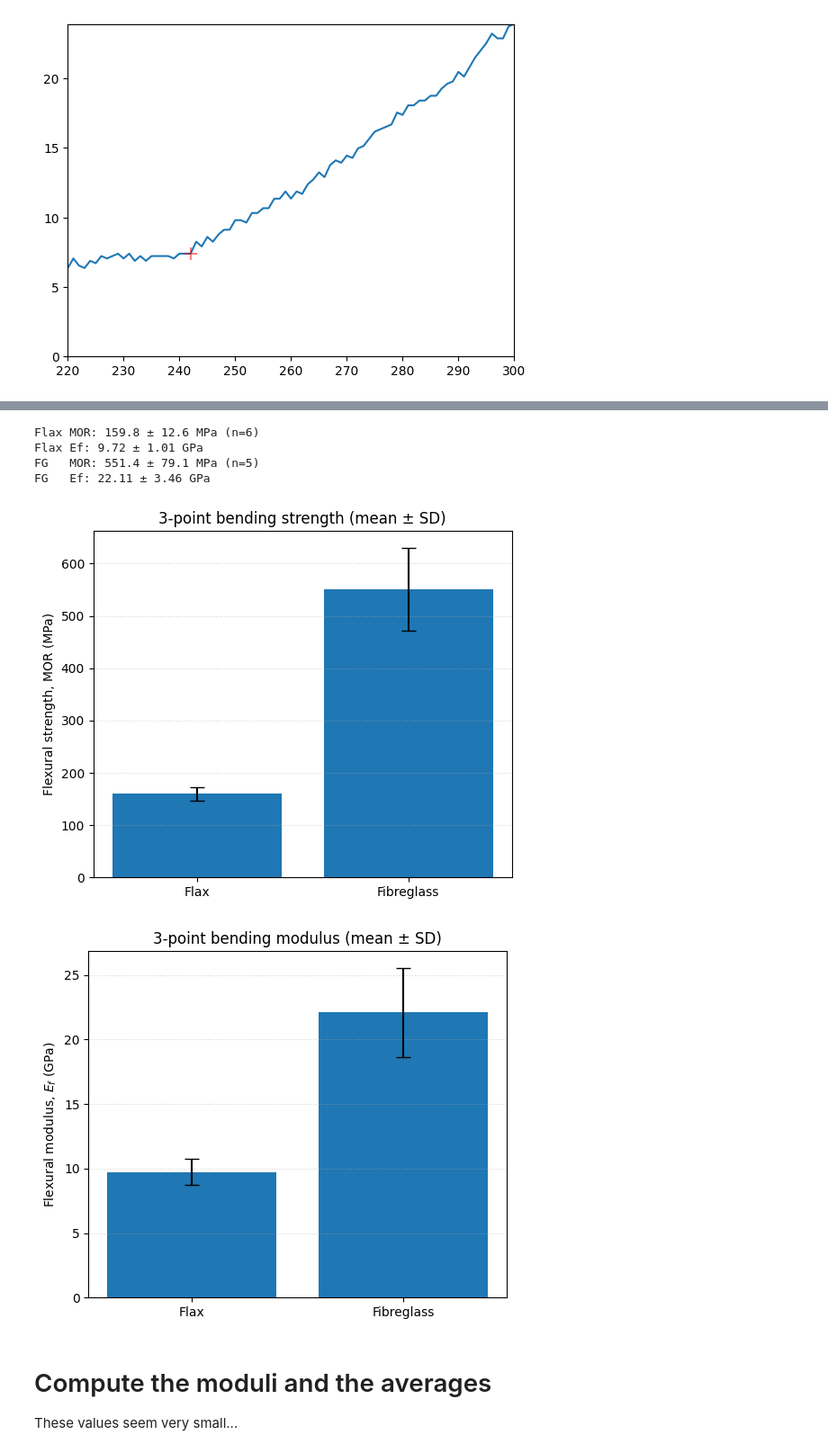
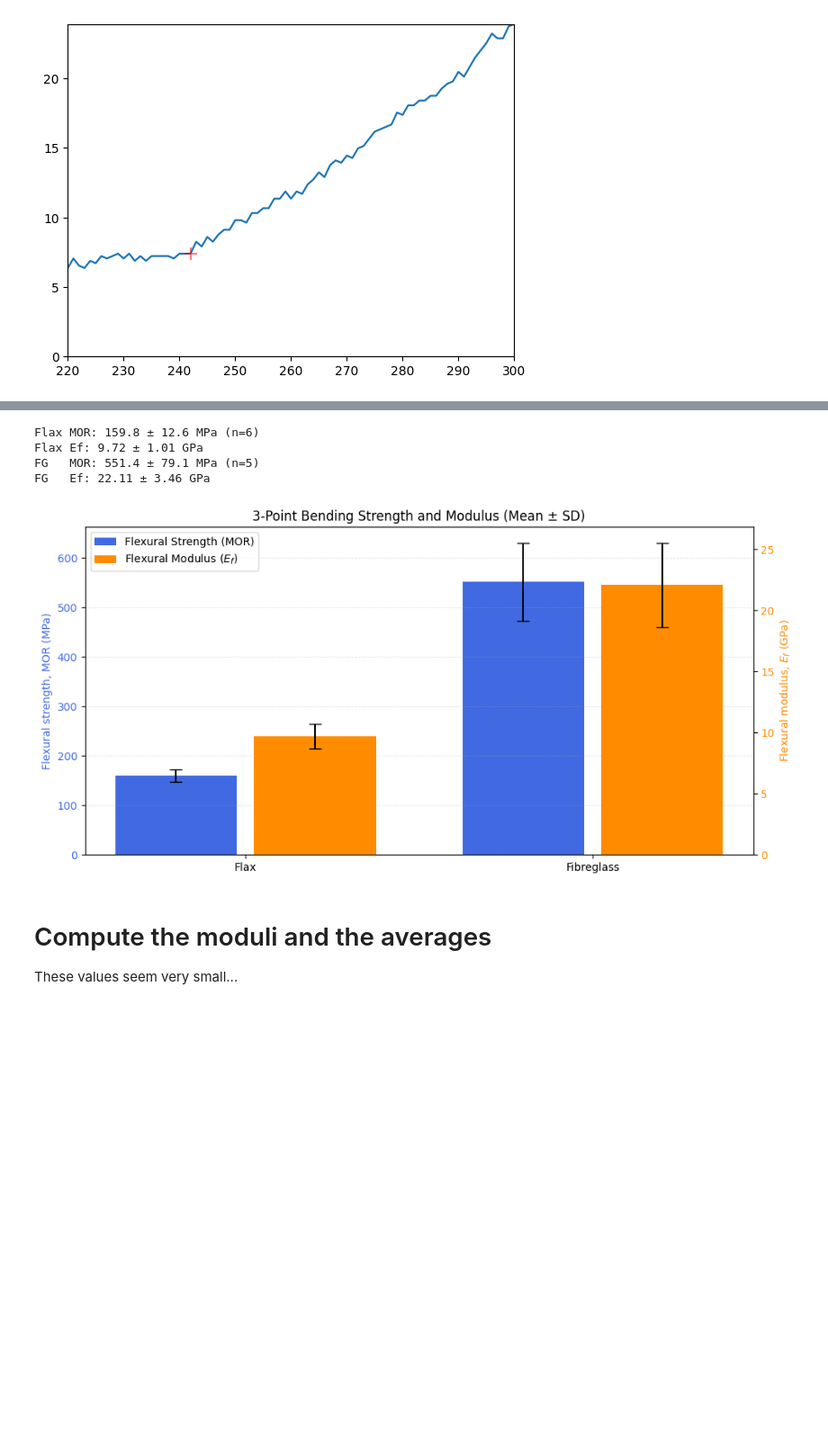
Before and after one commit to HamRMac/CompositeTensileTests, a Jupyter notebook: DataPlotting.ipynb, the cells around one changed output, grey strips where cells are left out. Shown at 90% size. Saved outputs shown, nothing was run; the diff lists cells and outputs as text; code cells hidden in the pictures; blank space fills up the shorter version.

```diff
--- a/DataPlotting.ipynb
+++ b/DataPlotting.ipynb
@@ -713,6 +729,7 @@ else:
     ax.minorticks_on()
     ax.legend()
     ax.grid(True)
+    ax.set_xlim(right=2)
     plt.show()
 # %% [output]
 CSV files in the folder:
@@ -1161,50 +1178,65 @@ def summarise_group_3pb(samples, exclude_ids=None, strain_upper=0.004):
         "Ef_mean": float(np.mean(Ef_vals)) if Ef_vals.size else np.nan,   # MPa
         "Ef_sd": _sd(Ef_vals) if Ef_vals.size else np.nan,                # MPa
         "n": len(kept)
     }
 
 # --- compute summaries for flax and fibreglass ------------------------------
 # Assumes you have these two lists of FlexuralData:
 # all_bend_samples_flax: List[FlexuralData]
 # all_bend_samples_fg:   List[FlexuralData]
 
 flax_bend_summary = summarise_group_3pb(all_bend_samples_flax, exclude_ids=[])   # tweak exclusions as needed
 fg_bend_summary   = summarise_group_3pb(all_bend_samples_fg,   exclude_ids=[])
 
 print("Flax MOR: {:.1f} ± {:.1f} MPa (n={})".format(flax_bend_summary['MOR_mean'], flax_bend_summary['MOR_sd'], flax_bend_summary['n']))
 print("Flax Ef: {:.2f} ± {:.2f} GPa".format(flax_bend_summary['Ef_mean']/1000, flax_bend_summary['Ef_sd']/1000))
 print("FG   MOR: {:.1f} ± {:.1f} MPa (n={})".format(fg_bend_summary['MOR_mean'], fg_bend_summary['MOR_sd'], fg_bend_summary['n']))
 print("FG   Ef: {:.2f} ± {:.2f} GPa".format(fg_bend_summary['Ef_mean']/1000, fg_bend_summary['Ef_sd']/1000))
 
 # --- bar charts side by side ------------------------------------------------
 materials = ['Flax', 'Fibreglass']
 
-# Flexural strength (MOR) plot
-fig, ax = plt.subplots(figsize=(6,5))
+# Data
 mor_means  = [flax_bend_summary['MOR_mean'], fg_bend_summary['MOR_mean']]
 mor_errors = [flax_bend_summary['MOR_sd'],   fg_bend_summary['MOR_sd']]
-ax.bar(materials, mor_means, yerr=mor_errors, capsize=6)
-ax.set_ylabel("Flexural strength, MOR (MPa)")
-ax.set_title("3-point bending strength (mean ± SD)")
+
+Ef_means  = [flax_bend_summary['Ef_mean']/1000,  fg_bend_summary['Ef_mean']/1000]   # MPa → GPa
+Ef_errors = [flax_bend_summary['Ef_sd']/1000,    fg_bend_summary['Ef_sd']/1000]
+
+x = np.arange(len(materials))
+width = 0.35
+gap = 0.05  # small horizontal gap between blue and orange bars
+
+fig, ax = plt.subplots(figsize=(10,5))
+
+# Left y-axis: Flexural strength (MOR)
+bars_mor = ax.bar(x - width/2 - gap/2, mor_means, width, yerr=mor_errors, capsize=6, color='royalblue')
+ax.set_ylabel("Flexural strength, MOR (MPa)", color='royalblue')
+ax.tick_params(axis='y', labelcolor='royalblue')
 ax.grid(axis='y', linestyle=':', alpha=0.5)
+
+# Right y-axis: Flexural modulus (Ef)
+ax2 = ax.twinx()
+bars_Ef = ax2.bar(x + width/2 + gap/2, Ef_means, width, yerr=Ef_errors, capsize=6, color='darkorange')
+ax2.set_ylabel("Flexural modulus, $E_f$ (GPa)", color='darkorange')
+ax2.tick_params(axis='y', labelcolor='darkorange')
+
+# X labels and title
+ax.set_xticks(x)
+ax.set_xticklabels(materials)
+ax.set_title("3-Point Bending Strength and Modulus (Mean ± SD)")
+
+# Legend
+ax.legend([bars_mor[0], bars_Ef[0]], ["Flexural Strength (MOR)", "Flexural Modulus ($E_f$)"], loc="upper left")
+
+plt.tight_layout()
 plt.show()
-
-# Flexural modulus plot
-fig, ax = plt.subplots(figsize=(6,5))
-Ef_means  = [flax_bend_summary['Ef_mean']/1000,  fg_bend_summary['Ef_mean']/1000]   # MPa to GPa
-Ef_errors = [flax_bend_summary['Ef_sd']/1000,    fg_bend_summary['Ef_sd']/1000]
-ax.bar(materials, Ef_means, yerr=Ef_errors, capsize=6)
-ax.set_ylabel("Flexural modulus, $E_f$ (GPa)")
-ax.set_title("3-point bending modulus (mean ± SD)")
-ax.grid(axis='y', linestyle=':', alpha=0.5)
-plt.show()
 # %% [output]
 Flax MOR: 159.8 ± 12.6 MPa (n=6)
 Flax Ef: 9.72 ± 1.01 GPa
 FG   MOR: 551.4 ± 79.1 MPa (n=5)
 FG   Ef: 22.11 ± 3.46 GPa
-[figure, old version]
+[figure, new version]
-[figure, removed]
 # %% [markdown]
 # Compute the moduli and the averages
 These values seem very small...
```
Also changed, not shown: parts of 6 cells of this notebook.
